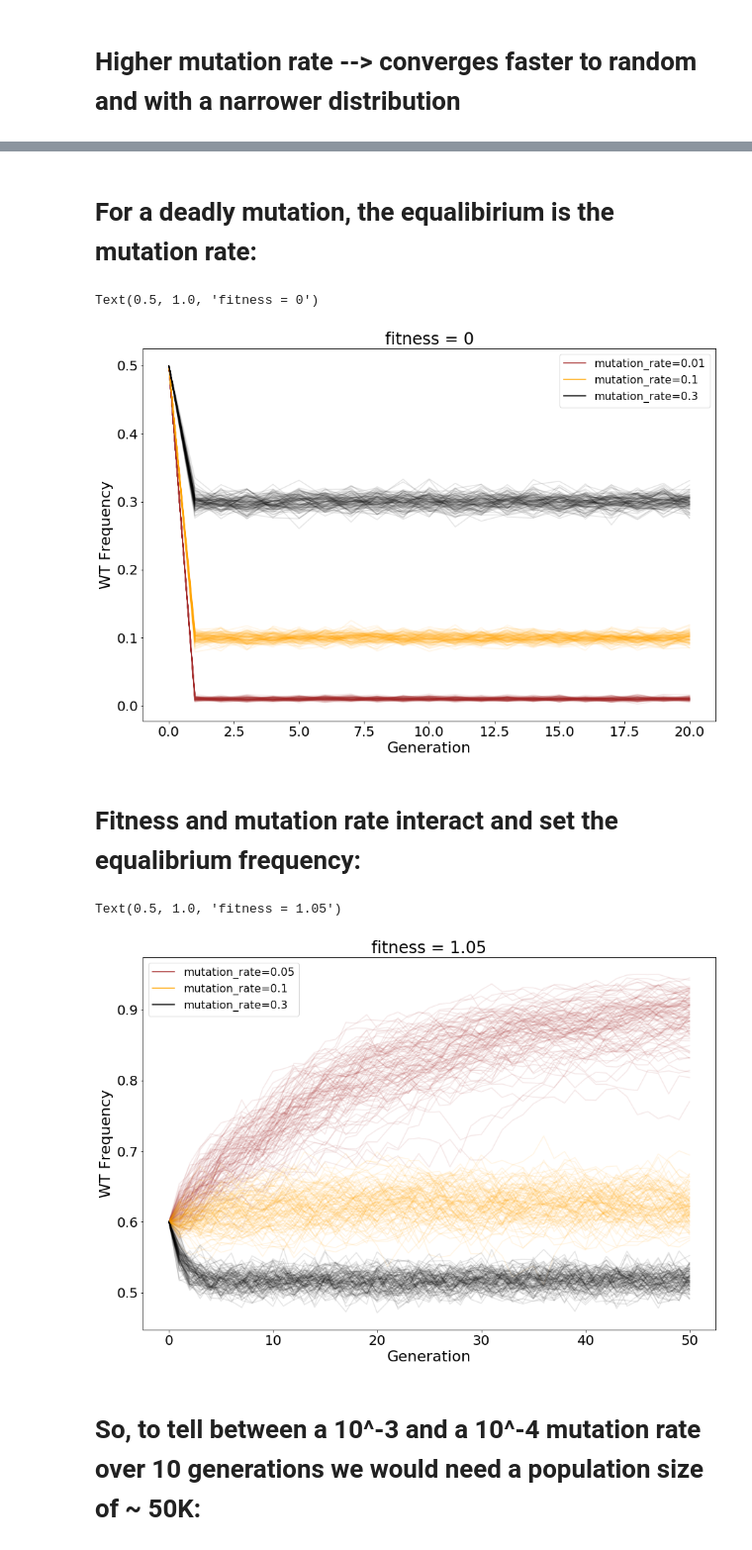
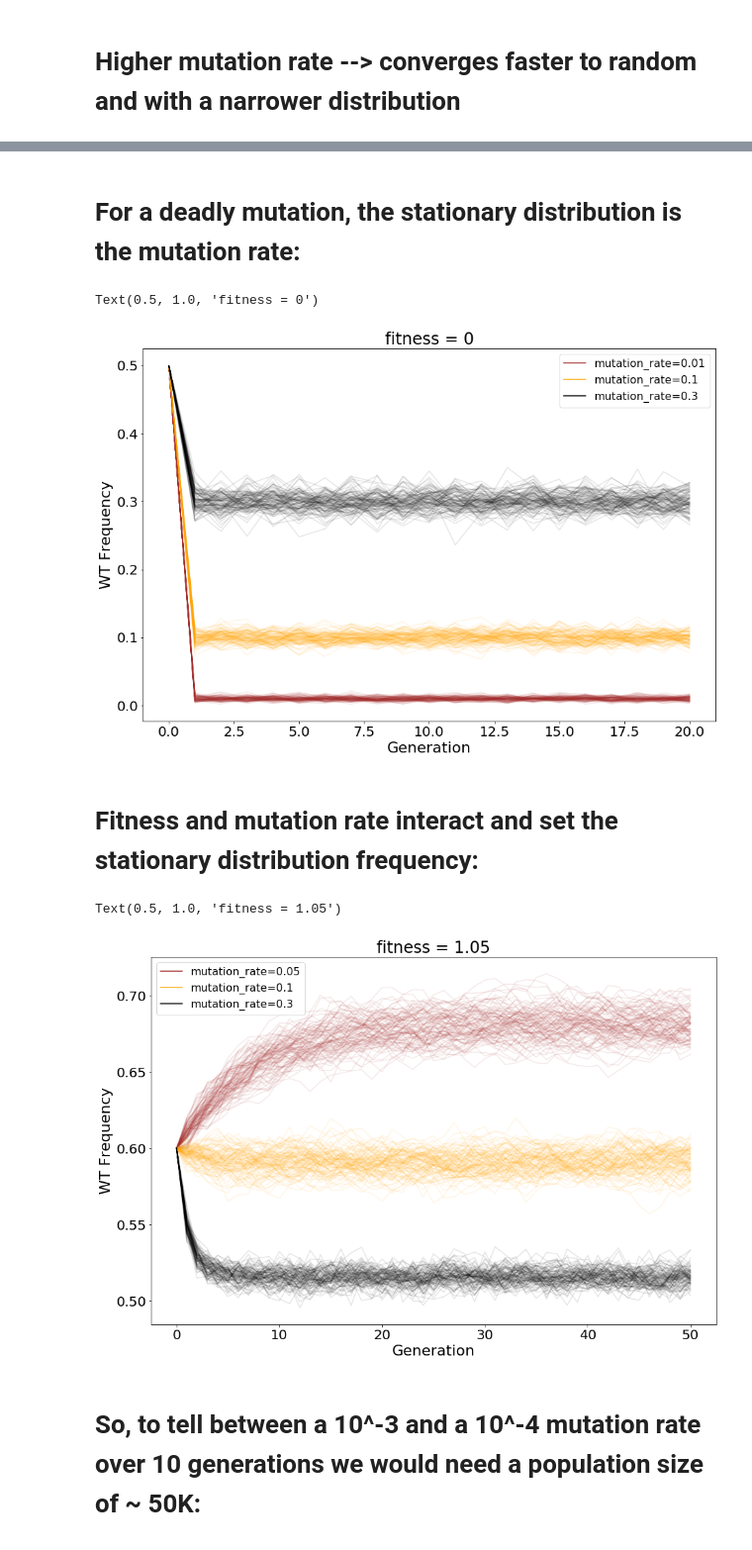
Before and after one commit to theitush/mutation-rate, a Jupyter notebook: Data Simulations.ipynb, the cells around one changed output, grey strips where cells are left out. Shown at 99% size. Saved outputs shown, nothing was run; the diff lists cells and outputs as text; code cells hidden in the pictures.

```diff
--- a/Data Simulations.ipynb
+++ b/Data Simulations.ipynb
@@ -8,11 +8,9 @@ from utils import set_plots_size_params
 # %%
 def wf_with_selection_and_mutation(wt_freq, population_size, fitness, mutation_rate):
     # math from https://academic.oup.com/sysbio/article/66/1/e30/2670014#syw056M2
-    eff_pop = 2 * population_size
-    wt_freq = min(wt_freq * fitness, 1)                                                # selection
-    wt_freq = (np.random.binomial(eff_pop, wt_freq) / eff_pop)                         # drift
-    mutation_binomial_probability = wt_freq - 2*wt_freq*mutation_rate + mutation_rate
-    wt_freq = np.random.binomial(eff_pop, mutation_binomial_probability) / eff_pop     # mutation                                      # mutation
+    wt_freq = (wt_freq * fitness) / ( (1-wt_freq) + (wt_freq * fitness))          # selection
+    wt_freq = wt_freq*(1 - mutation_rate) + (1 - wt_freq)*mutation_rate           # mutation
+    wt_freq = np.random.binomial(population_size, wt_freq) / population_size      # drift
     return wt_freq
 
 
@@ -81,5 +79,5 @@ Text(0.5, 1.0, 'fitness = 1')
 # %% [markdown]
-# For a deadly mutation, the equalibirium is the mutation rate:
+# For a deadly mutation, the stationary distribution is the mutation rate:
 # %%
 plt.figure(figsize=(15,10))
 simulate_100(generations_number=20, wt_freq=0.5, population_size=1000,
@@ -91,21 +89,21 @@ simulate_100(generations_number=20, wt_freq=0.5, population_size=1000,
 plt.title('fitness = 0')
 # %% [output]
 Text(0.5, 1.0, 'fitness = 0')
-[figure, old version]
+[figure, new version]
 # %% [markdown]
-# Fitness and mutation rate interact and set the equalibrium frequency:
+# Fitness and mutation rate interact and set the stationary distribution frequency:
 # %%
 plt.figure(figsize=(15,10))
-simulate_100(generations_number=50, wt_freq=0.6, population_size=1000,
-             fitness=1.05, mutation_rate=0.05, color='brown', label='mutation_rate=0.05')
-simulate_100(generations_number=50, wt_freq=0.6, population_size=1000,
-             fitness=1.05, mutation_rate=0.1, color='orange', label='mutation_rate=0.1')
-simulate_100(generations_number=50, wt_freq=0.6, population_size=1000,
-             fitness=1.05, mutation_rate=0.3, color='black', label='mutation_rate=0.3')
+simulate_100(generations_number=50, wt_freq=0.6, population_size=10000,
+             fitness=1.1, mutation_rate=0.05, color='brown', label='mutation_rate=0.05')
+simulate_100(generations_number=50, wt_freq=0.6, population_size=10000,
+             fitness=1.1, mutation_rate=0.1, color='orange', label='mutation_rate=0.1')
+simulate_100(generations_number=50, wt_freq=0.6, population_size=10000,
+             fitness=1.1, mutation_rate=0.3, color='black', label='mutation_rate=0.3')
 plt.title("fitness = 1.05")
 # %% [output]
 Text(0.5, 1.0, 'fitness = 1.05')
-[figure, old version]
+[figure, new version]
 # %% [markdown]
 # So, to tell between a 10^-3 and a 10^-4 mutation rate over 10 generations we would need a population size of ~ 50K:
 # %%
```
Also changed, not shown: parts of 7 cells of this notebook.
